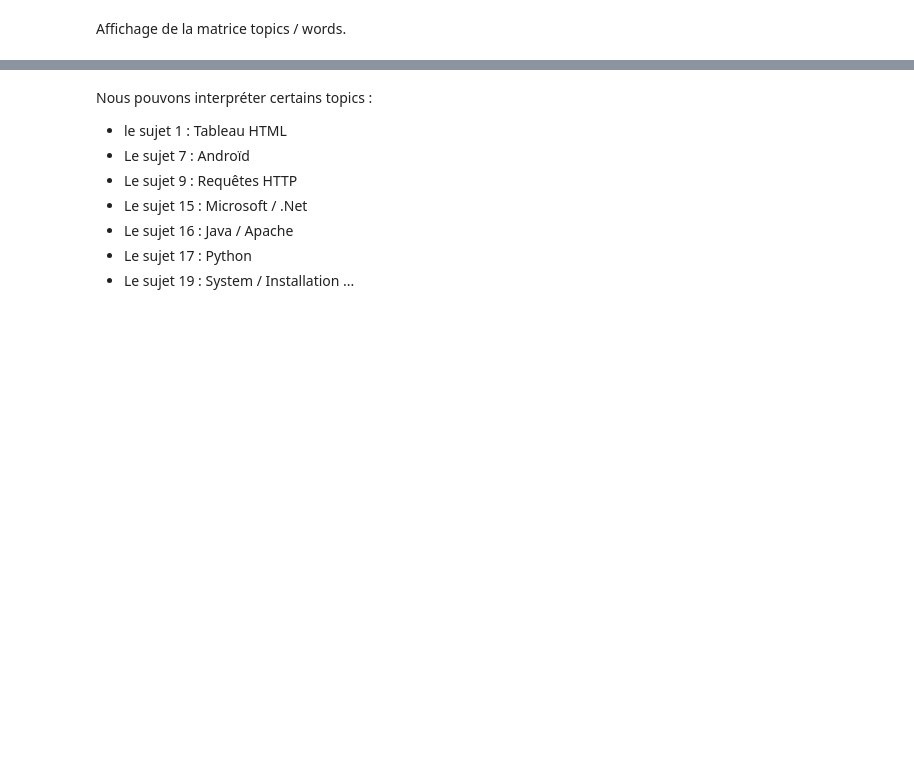
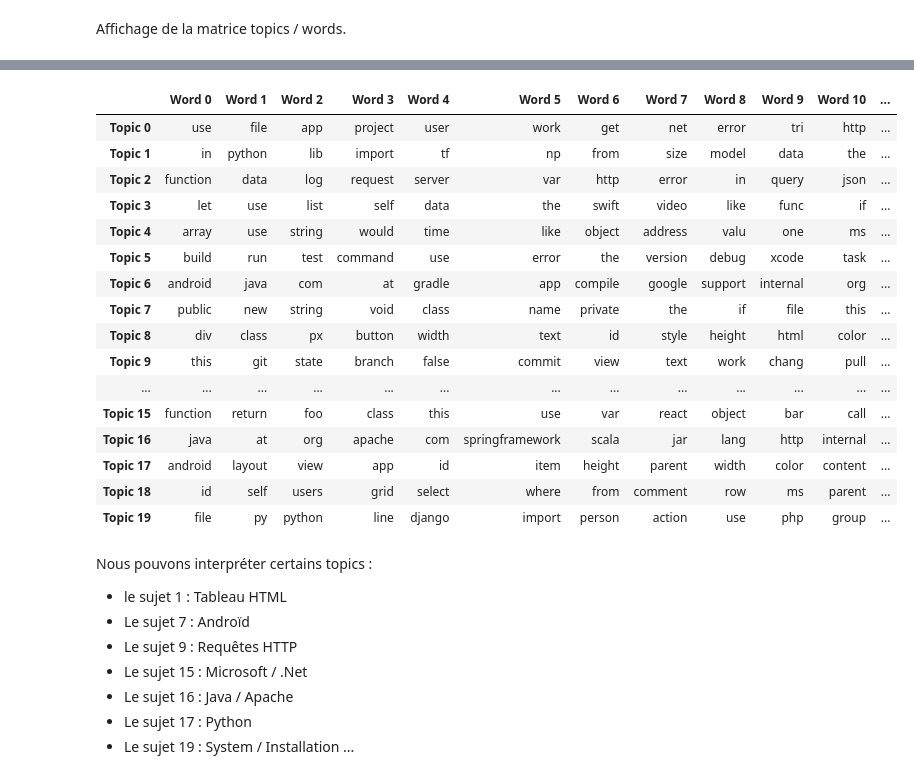
Before and after one commit to makboulhoussen/projet6, a Jupyter notebook: notebook/SOF_Tags_UnsupervisedMethod.ipynb, the cells around one changed output, grey strips where cells are left out. Cells and saved outputs as stored; diff of their text form; code cells hidden in the pictures; blank space fills up the shorter version.

```diff
--- a/notebook/SOF_Tags_UnsupervisedMethod.ipynb
+++ b/notebook/SOF_Tags_UnsupervisedMethod.ipynb
@@ -368,3 +524,23 @@ df_topic_keywords
+# %%
+showTopicsTopWords(best_lda_model, tf_vectorizer.get_feature_names(), 12)
+# %% [output]
+|  | Word 0 | Word 1 | Word 2 | Word 3 | Word 4 | Word 5 | Word 6 | Word 7 | Word 8 | Word 9 | Word 10 | ... |
+| Topic 0 | use | file | app | project | user | work | get | net | error | tri | http | ... |
+| Topic 1 | in | python | lib | import | tf | np | from | size | model | data | the | ... |
+| Topic 2 | function | data | log | request | server | var | http | error | in | query | json | ... |
+| Topic 3 | let | use | list | self | data | the | swift | video | like | func | if | ... |
+| Topic 4 | array | use | string | would | time | like | object | address | valu | one | ms | ... |
+| Topic 5 | build | run | test | command | use | error | the | version | debug | xcode | task | ... |
+| Topic 6 | android | java | com | at | gradle | app | compile | google | support | internal | org | ... |
+| Topic 7 | public | new | string | void | class | name | private | the | if | file | this | ... |
+| Topic 8 | div | class | px | button | width | text | id | style | height | html | color | ... |
+| Topic 9 | this | git | state | branch | false | commit | view | text | work | chang | pull | ... |
+| ... | ... | ... | ... | ... | ... | ... | ... | ... | ... | ... | ... | ... |
+| Topic 15 | function | return | foo | class | this | use | var | react | object | bar | call | ... |
+| Topic 16 | java | at | org | apache | com | springframework | scala | jar | lang | http | internal | ... |
+| Topic 17 | android | layout | view | app | id | item | height | parent | width | color | content | ... |
+| Topic 18 | id | self | users | grid | select | where | from | comment | row | ms | parent | ... |
+| Topic 19 | file | py | python | line | django | import | person | action | use | php | group | ... |
 # %% [markdown]
 Nous pouvons interpréter certains topics : <br/>
 - le sujet 1 : Tableau HTML
```
Also changed, not shown: parts of 178 cells of this notebook.
